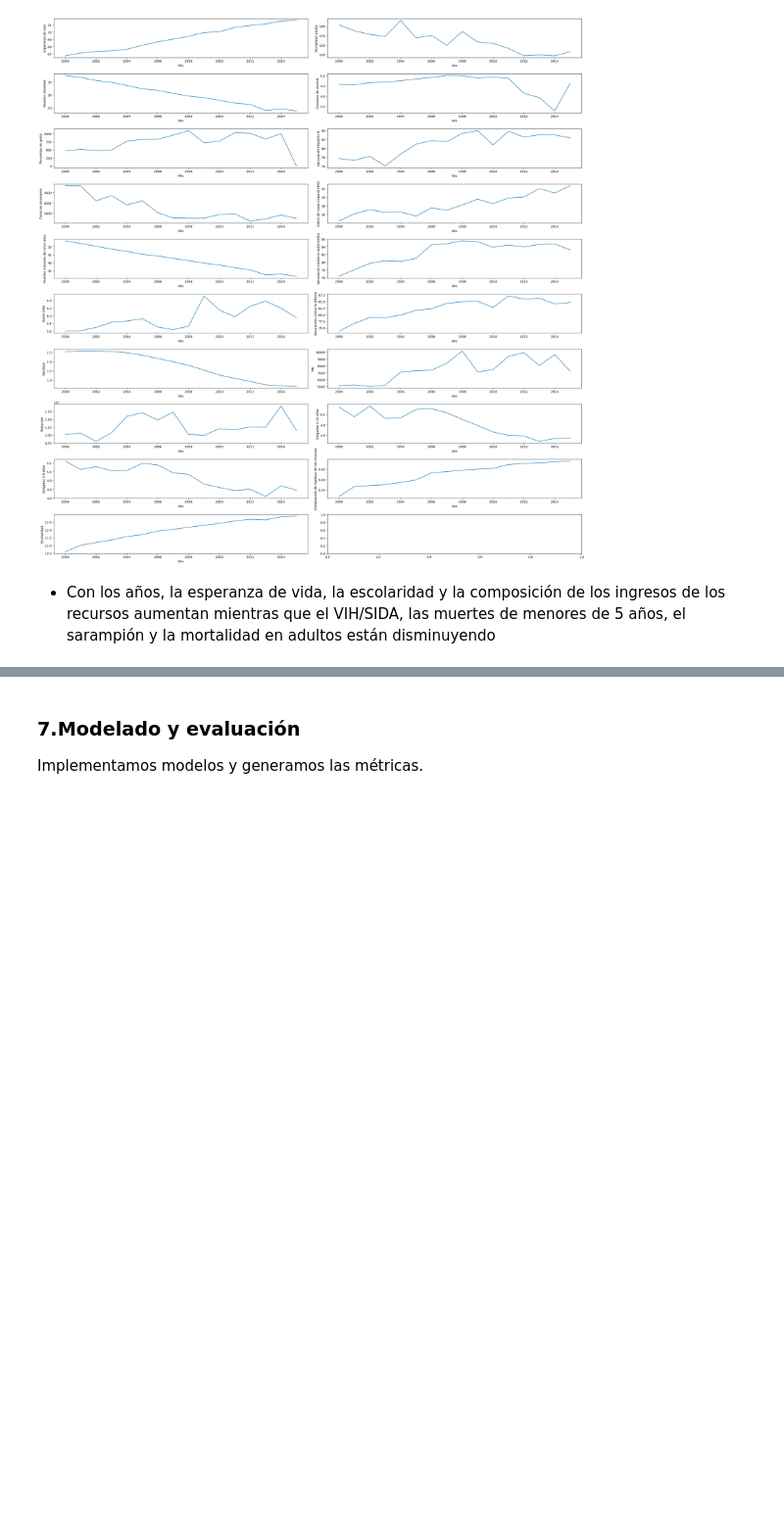
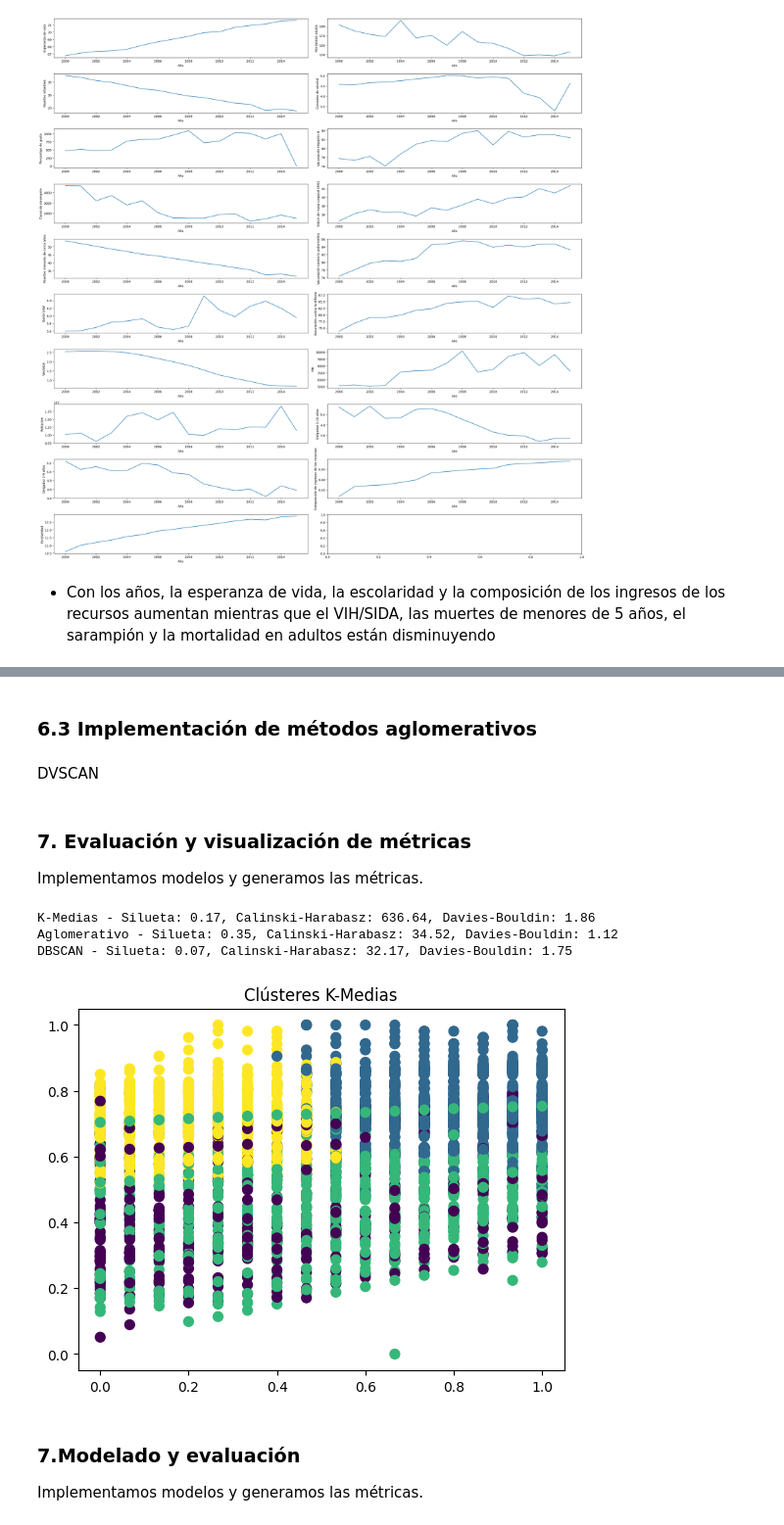
Before and after one commit to palberth/CienciaDatos-MASDI, a Jupyter notebook: Actividad_4_6_Ciencia_de_Datos.ipynb, the cells around one changed output, grey strips where cells are left out. Shown at 98% size. Saved outputs shown, nothing was run; the diff lists cells and outputs as text; code cells hidden in the pictures; blank space fills up the shorter version.

```diff
--- a/Actividad_4_6_Ciencia_de_Datos.ipynb
+++ b/Actividad_4_6_Ciencia_de_Datos.ipynb
@@ -399,3 +375,41 @@ X_train, X_test, y_train, y_test = train_test_split(X, y, test_size=0.2, random_
+# %% [markdown]
+### 6.3 Implementación de métodos aglomerativos
+# %%
+# Aglomerativo
+agglo = AgglomerativeClustering(n_clusters=4, linkage="average")
+agglo_labels = agglo.fit_predict(data_scaled)
+# %% [markdown]
+DVSCAN
+# %%
+# DBSCAN
+dbscan = DBSCAN(eps=0.5, min_samples=5)
+dbscan_labels = dbscan.fit_predict(data_scaled)
+# %% [markdown]
+### 7. Evaluación y visualización de métricas
+Implementamos modelos y generamos las métricas.
+# %%
+# Evaluación de clústeres
+models = {
+    "K-Medias": kmeans_labels,
+    "Aglomerativo": agglo_labels,
+    "DBSCAN": dbscan_labels
+}
+
+for name, labels in models.items():
+    silhouette = silhouette_score(data_scaled, labels) if len(set(labels)) > 1 else -1
+    calinski = calinski_harabasz_score(data_scaled, labels) if len(set(labels)) > 1 else -1
+    davies = davies_bouldin_score(data_scaled, labels) if len(set(labels)) > 1 else -1
+    print(f"{name} - Silueta: {silhouette:.2f}, Calinski-Harabasz: {calinski:.2f}, Davies-Bouldin: {davies:.2f}")
+
+# Gráfico de dispersión para visualizar clústeres
+plt.scatter(data_scaled[:, 0], data_scaled[:, 1], c=kmeans_labels, cmap='viridis', s=50)
+plt.title('Clústeres K-Medias')
+plt.show()
+# %% [output]
+K-Medias - Silueta: 0.17, Calinski-Harabasz: 636.64, Davies-Bouldin: 1.86
+Aglomerativo - Silueta: 0.35, Calinski-Harabasz: 34.52, Davies-Bouldin: 1.12
+DBSCAN - Silueta: 0.07, Calinski-Harabasz: 32.17, Davies-Bouldin: 1.75
+[figure, added]
 # %% [markdown]
 ### 7.Modelado y evaluación
 Implementamos modelos y generamos las métricas.
```
Also changed, not shown: parts of 7 cells of this notebook.
